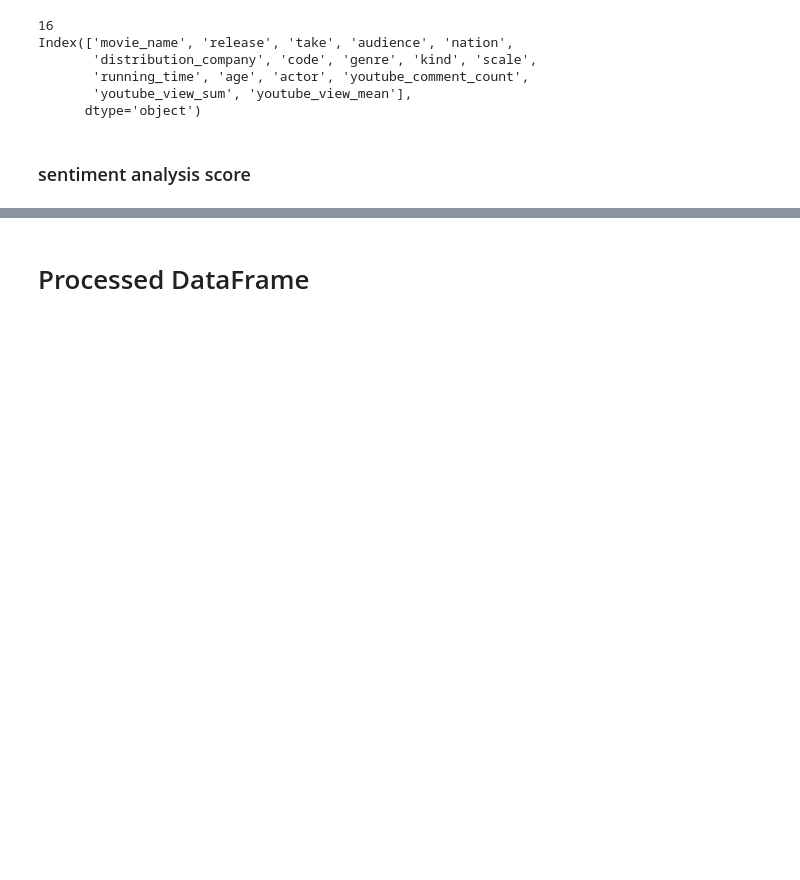
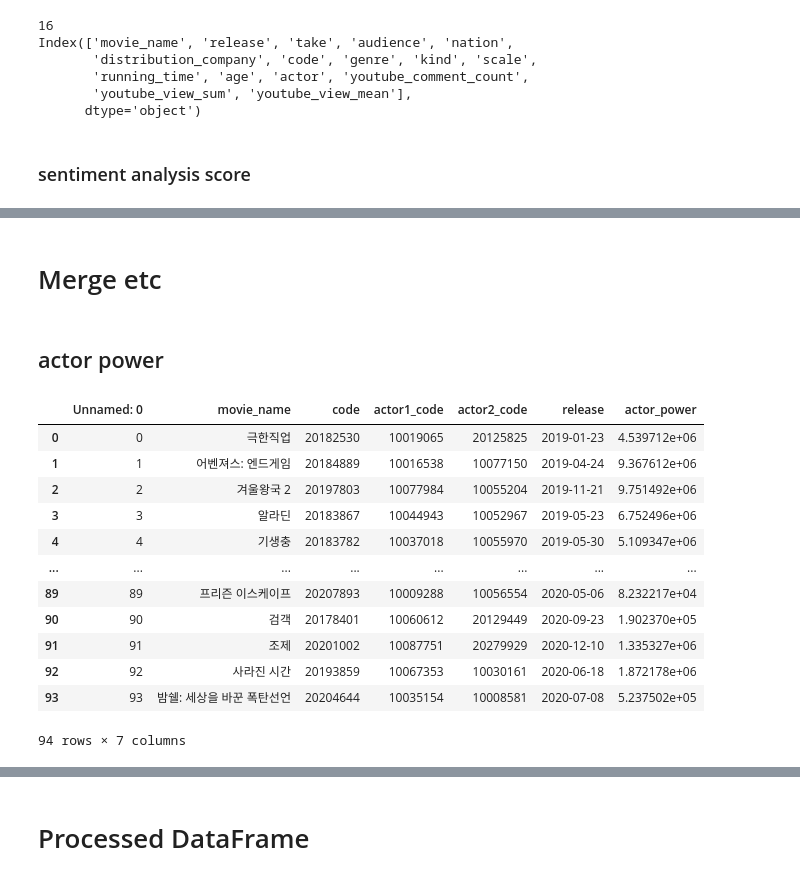
Before and after one commit to movie-catcher/data-analysis, a Jupyter notebook: taenam/DF_Configuration.ipynb, the cells around one changed output, grey strips where cells are left out. Saved outputs shown, nothing was run; the diff lists cells and outputs as text; code cells hidden in the pictures; blank space fills up the shorter version.

Commit message:
Movie_Data DataFrame complete

```diff
--- a/taenam/DF_Configuration.ipynb
+++ b/taenam/DF_Configuration.ipynb
@@ -501,0 +463,21 @@ Index(['movie_name', 'release', 'take', 'audience', 'nation',
+# %% [markdown]
+# Merge etc
+# %% [markdown]
+## actor power
+# %%
+actor_power = pd.read_csv('movie_actor_power.csv')
+actor_power
+# %% [output]
+|  | Unnamed: 0 | movie_name | code | actor1_code | actor2_code | release | actor_power |
+| 0 | 0 | 극한직업 | 20182530 | 10019065 | 20125825 | 2019-01-23 | 4.539712e+06 |
+| 1 | 1 | 어벤져스: 엔드게임 | 20184889 | 10016538 | 10077150 | 2019-04-24 | 9.367612e+06 |
+| 2 | 2 | 겨울왕국 2 | 20197803 | 10077984 | 10055204 | 2019-11-21 | 9.751492e+06 |
+| 3 | 3 | 알라딘 | 20183867 | 10044943 | 10052967 | 2019-05-23 | 6.752496e+06 |
+| 4 | 4 | 기생충 | 20183782 | 10037018 | 10055970 | 2019-05-30 | 5.109347e+06 |
+| ... | ... | ... | ... | ... | ... | ... | ... |
+| 89 | 89 | 프리즌 이스케이프 | 20207893 | 10009288 | 10056554 | 2020-05-06 | 8.232217e+04 |
+| 90 | 90 | 검객 | 20178401 | 10060612 | 20129449 | 2020-09-23 | 1.902370e+05 |
+| 91 | 91 | 조제 | 20201002 | 10087751 | 20279929 | 2020-12-10 | 1.335327e+06 |
+| 92 | 92 | 사라진 시간 | 20193859 | 10067353 | 10030161 | 2020-06-18 | 1.872178e+06 |
+| 93 | 93 | 밤쉘: 세상을 바꾼 폭탄선언 | 20204644 | 10035154 | 10008581 | 2020-07-08 | 5.237502e+05 |
+94 rows × 7 columns
```
Also changed, not shown: parts of 14 cells of this notebook, 2 other files.
